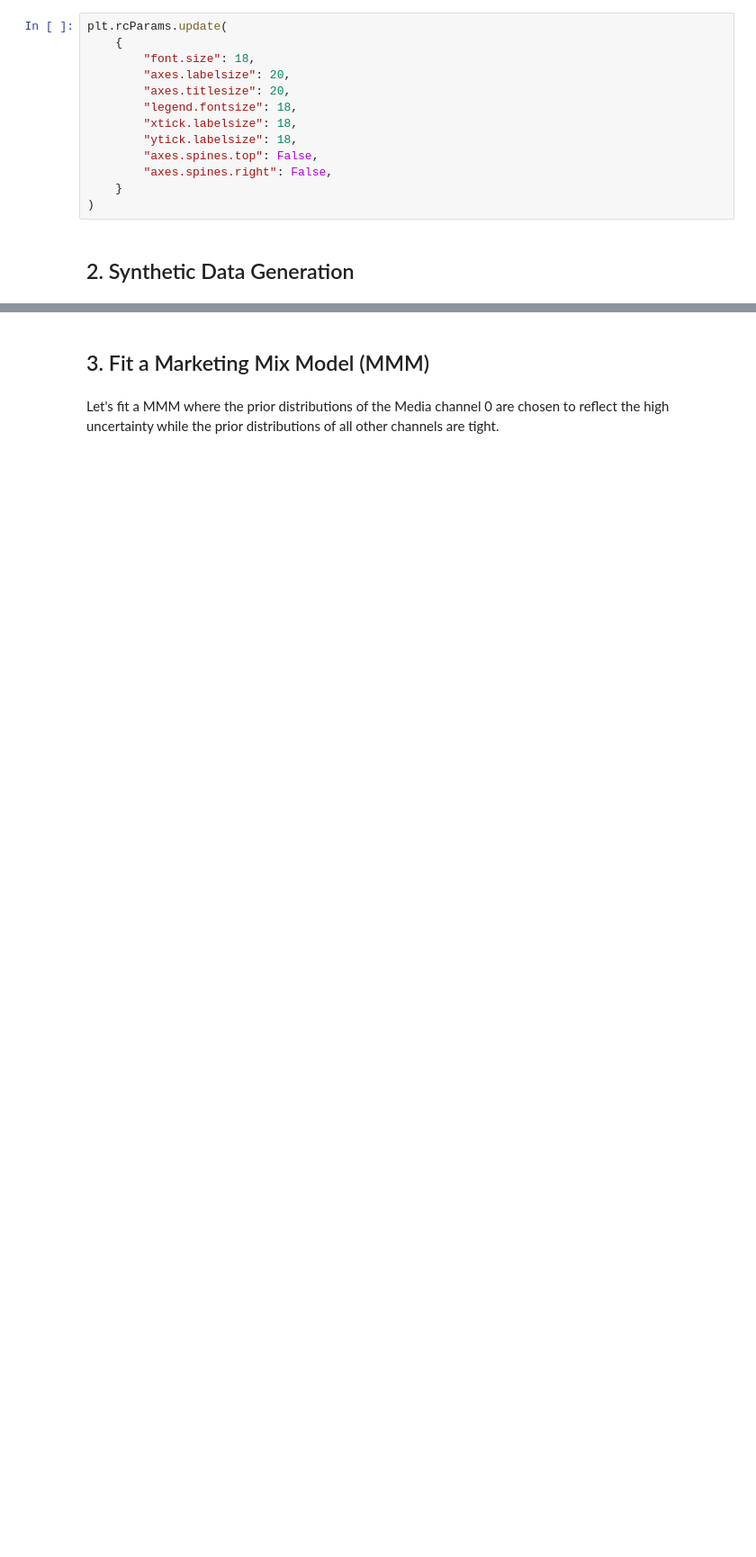
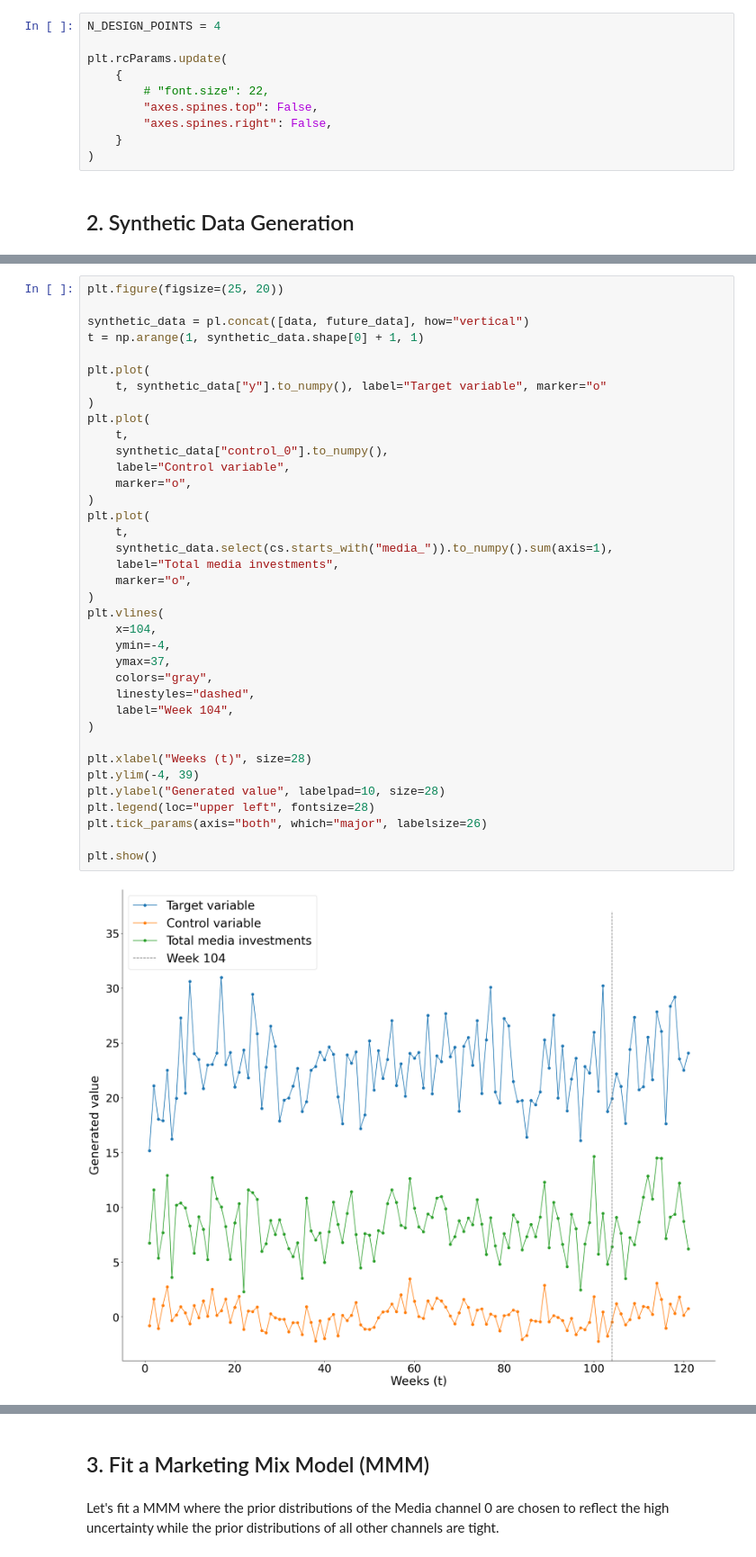
Before and after one commit to triluu03/bedmmm, a Jupyter notebook: experiment/one_uncertain_channel.ipynb, the cells around one changed output, grey strips where cells are left out. Shown at 90% size. Saved outputs shown, nothing was run; the diff lists cells and outputs as text; blank space fills up the shorter version.

```diff
--- a/experiment/one_uncertain_channel.ipynb
+++ b/experiment/one_uncertain_channel.ipynb
@@ -21,14 +21,11 @@ from thesis.plot import (
     plot_posterior_vs_ground_truth,
 )
 # %%
+N_DESIGN_POINTS = 4
+
 plt.rcParams.update(
     {
-        "font.size": 18,
-        "axes.labelsize": 20,
-        "axes.titlesize": 20,
-        "legend.fontsize": 18,
-        "xtick.labelsize": 18,
-        "ytick.labelsize": 18,
+        # "font.size": 22,
         "axes.spines.top": False,
         "axes.spines.right": False,
     }
@@ -113,0 +90,39 @@ plot_generated_data_on_response_curve(data, media_param_df)
+# %%
+plt.figure(figsize=(25, 20))
+
+synthetic_data = pl.concat([data, future_data], how="vertical")
+t = np.arange(1, synthetic_data.shape[0] + 1, 1)
+
+plt.plot(
+    t, synthetic_data["y"].to_numpy(), label="Target variable", marker="o"
+)
+plt.plot(
+    t,
+    synthetic_data["control_0"].to_numpy(),
+    label="Control variable",
+    marker="o",
+)
+plt.plot(
+    t,
+    synthetic_data.select(cs.starts_with("media_")).to_numpy().sum(axis=1),
+    label="Total media investments",
+    marker="o",
+)
+plt.vlines(
+    x=104,
+    ymin=-4,
+    ymax=37,
+    colors="gray",
+    linestyles="dashed",
+    label="Week 104",
+)
+
+plt.xlabel("Weeks (t)", size=28)
+plt.ylim(-4, 39)
+plt.ylabel("Generated value", labelpad=10, size=28)
+plt.legend(loc="upper left", fontsize=28)
+plt.tick_params(axis="both", which="major", labelsize=26)
+
+plt.show()
+# %% [output]
+[figure, added]
```
Also changed, not shown: parts of 27 cells of this notebook, 4 other files.
